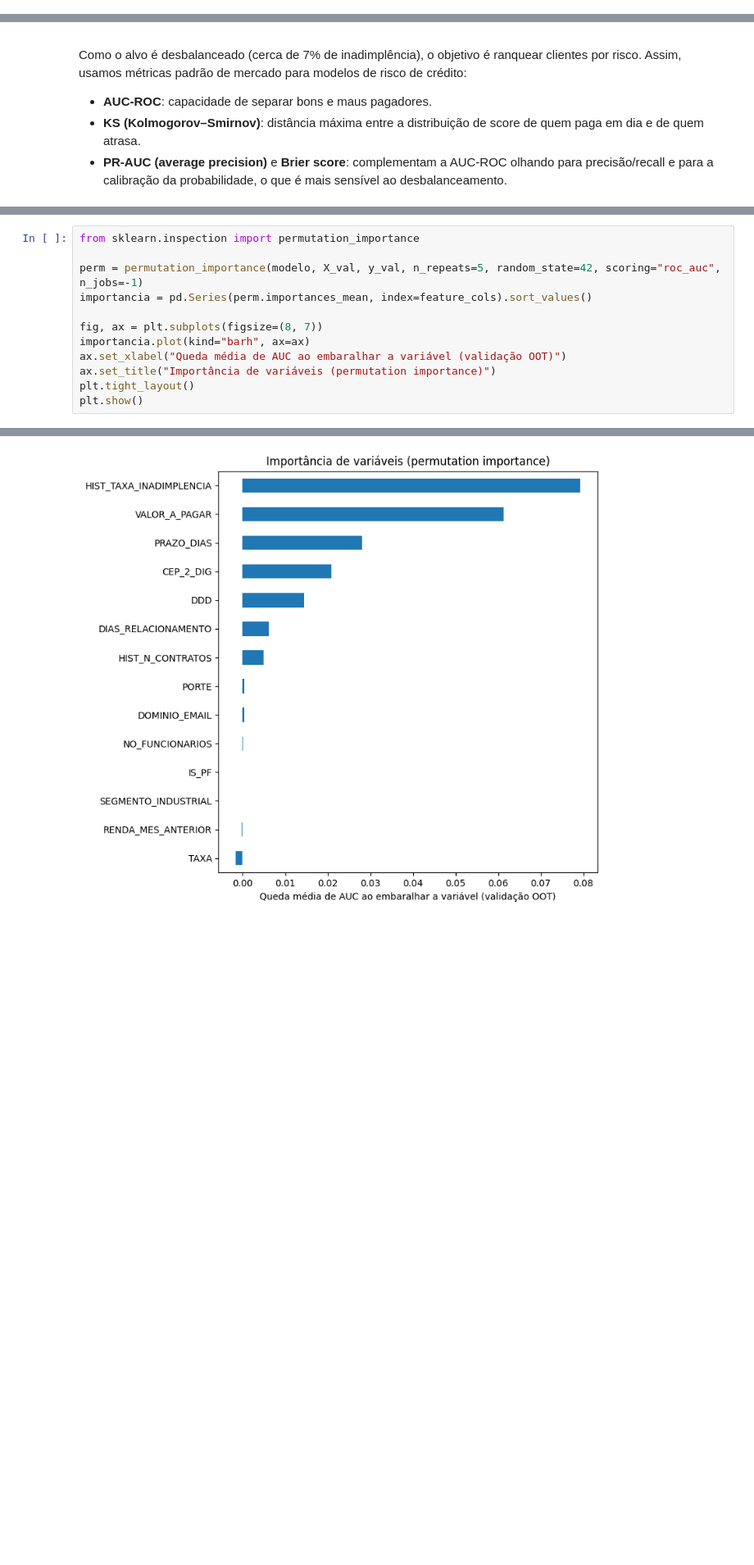
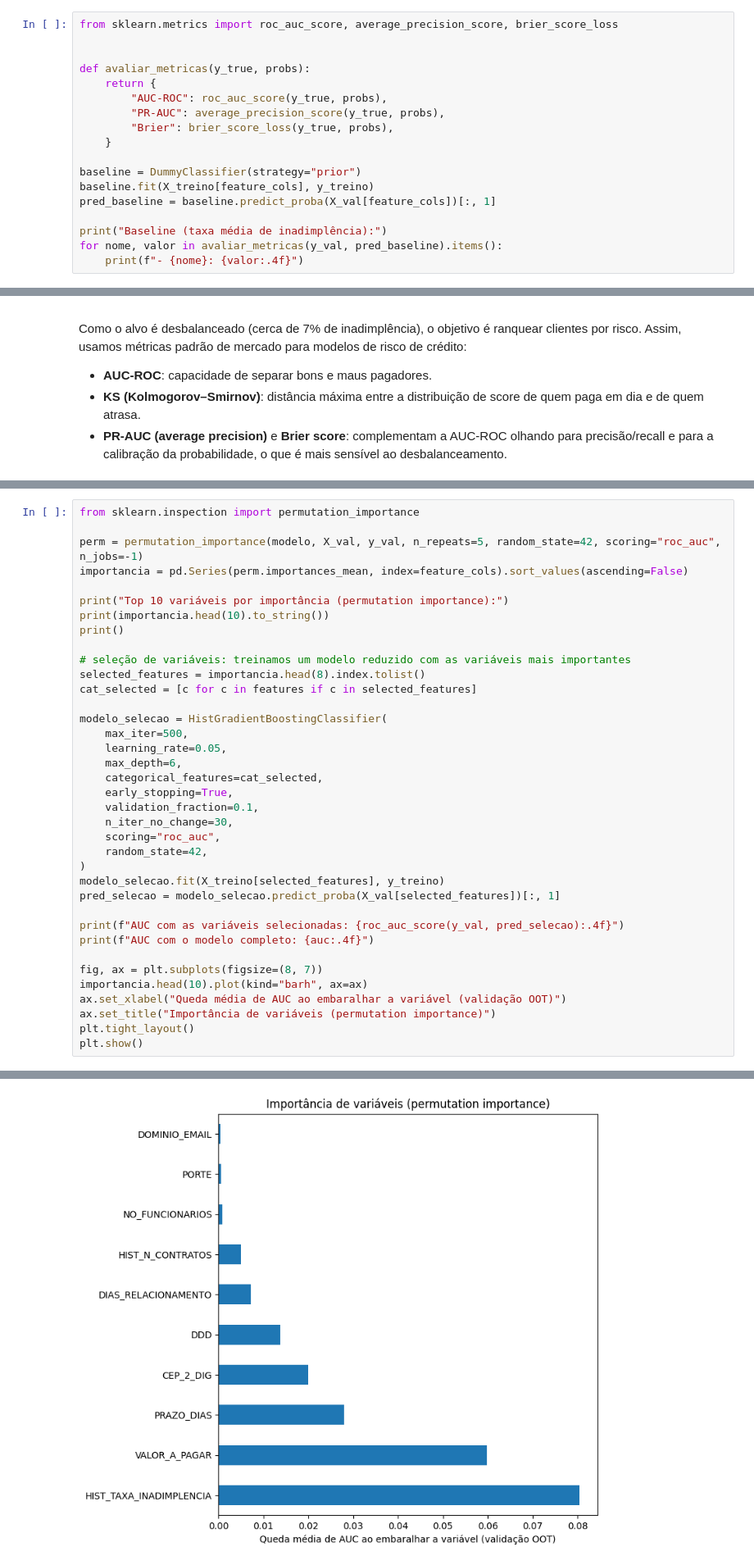
Before and after one commit to melissamattos/datarisk-case-ds, a Jupyter notebook: solucao.ipynb, the cells around one changed output, grey strips where cells are left out. Shown at 82% size. Cells and saved outputs as stored; diff of their text form; blank space fills up the shorter version.

```diff
--- a/solucao.ipynb
+++ b/solucao.ipynb
@@ -292,0 +384,18 @@ Validação: 11874 linhas; taxa de inadimplência 6.25%
+# %%
+from sklearn.metrics import roc_auc_score, average_precision_score, brier_score_loss
+
+
+def avaliar_metricas(y_true, probs):
+    return {
+        "AUC-ROC": roc_auc_score(y_true, probs),
+        "PR-AUC": average_precision_score(y_true, probs),
+        "Brier": brier_score_loss(y_true, probs),
+    }
+
+baseline = DummyClassifier(strategy="prior")
+baseline.fit(X_treino[feature_cols], y_treino)
+pred_baseline = baseline.predict_proba(X_val[feature_cols])[:, 1]
+
+print("Baseline (taxa média de inadimplência):")
+for nome, valor in avaliar_metricas(y_val, pred_baseline).items():
+    print(f"- {nome}: {valor:.4f}")
@@ -370,10 +484,35 @@ plt.show()
 from sklearn.inspection import permutation_importance
 
 perm = permutation_importance(modelo, X_val, y_val, n_repeats=5, random_state=42, scoring="roc_auc", n_jobs=-1)
-importancia = pd.Series(perm.importances_mean, index=feature_cols).sort_values()
+importancia = pd.Series(perm.importances_mean, index=feature_cols).sort_values(ascending=False)
+
+print("Top 10 variáveis por importância (permutation importance):")
+print(importancia.head(10).to_string())
+print()
+
+# seleção de variáveis: treinamos um modelo reduzido com as variáveis mais importantes
+selected_features = importancia.head(8).index.tolist()
+cat_selected = [c for c in features if c in selected_features]
+
+modelo_selecao = HistGradientBoostingClassifier(
+    max_iter=500,
+    learning_rate=0.05,
+    max_depth=6,
+    categorical_features=cat_selected,
+    early_stopping=True,
+    validation_fraction=0.1,
+    n_iter_no_change=30,
+    scoring="roc_auc",
+    random_state=42,
+)
+modelo_selecao.fit(X_treino[selected_features], y_treino)
+pred_selecao = modelo_selecao.predict_proba(X_val[selected_features])[:, 1]
+
+print(f"AUC com as variáveis selecionadas: {roc_auc_score(y_val, pred_selecao):.4f}")
+print(f"AUC com o modelo completo: {auc:.4f}")
 
 fig, ax = plt.subplots(figsize=(8, 7))
-importancia.plot(kind="barh", ax=ax)
+importancia.head(10).plot(kind="barh", ax=ax)
 ax.set_xlabel("Queda média de AUC ao embaralhar a variável (validação OOT)")
 ax.set_title("Importância de variáveis (permutation importance)")
 plt.tight_layout()
@@ -382,4 +535,4 @@ plt.show()
-[figure, old version]
+[figure, new version]
 # %% [markdown]
 O modelo atinge AUC $\approx$ 0.93 e KS $\approx$ 0.77 na validação out-of-time, valores muito bons para um modelo de crédito. As variáveis mais relevantes são o **valor da cobrança** (`VALOR_A_PAGAR`), a **região** (`CEP_2_DIG`, `DDD`) e o **prazo do contrato** (`PRAZO_DIAS`), seguidas pela **taxa histórica de inadimplência do cliente**. Isso é consistente já que contratos maiores/mais longos concentram mais risco, e diferenças regionais no cadastro de clientes carregam informação de risco.
 
```
Also changed, not shown: parts of 15 cells of this notebook, 1 other file.
